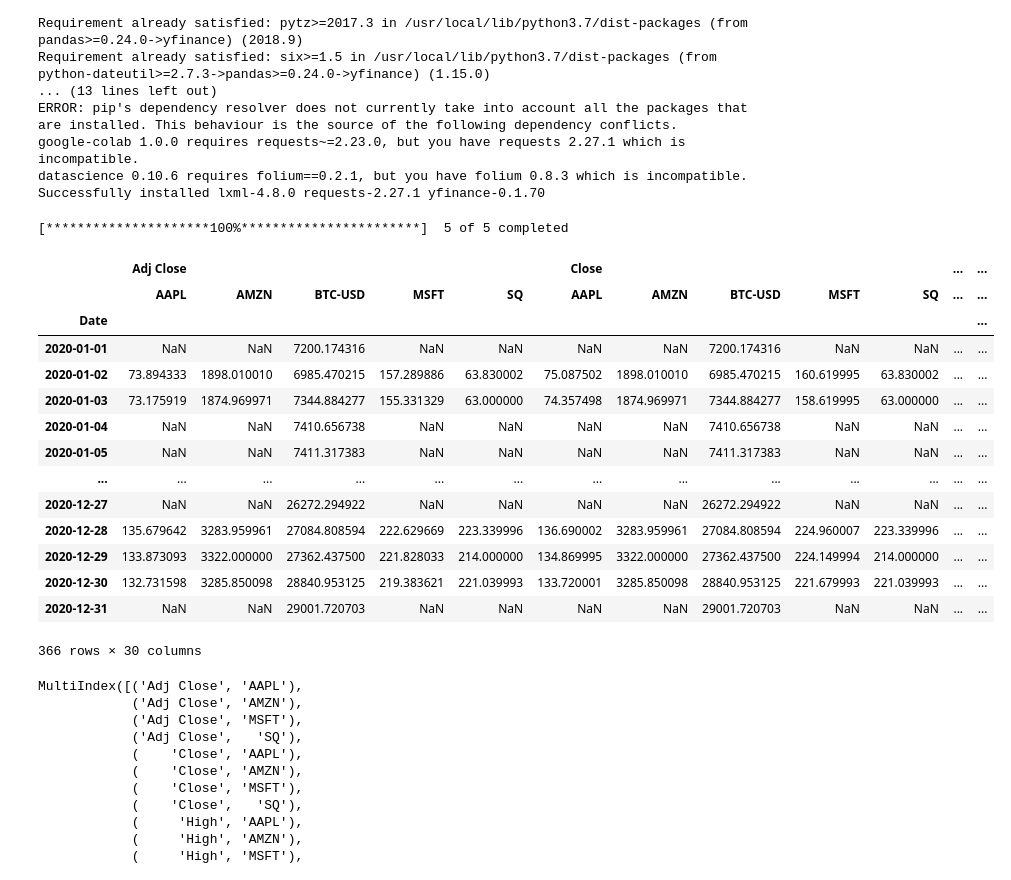
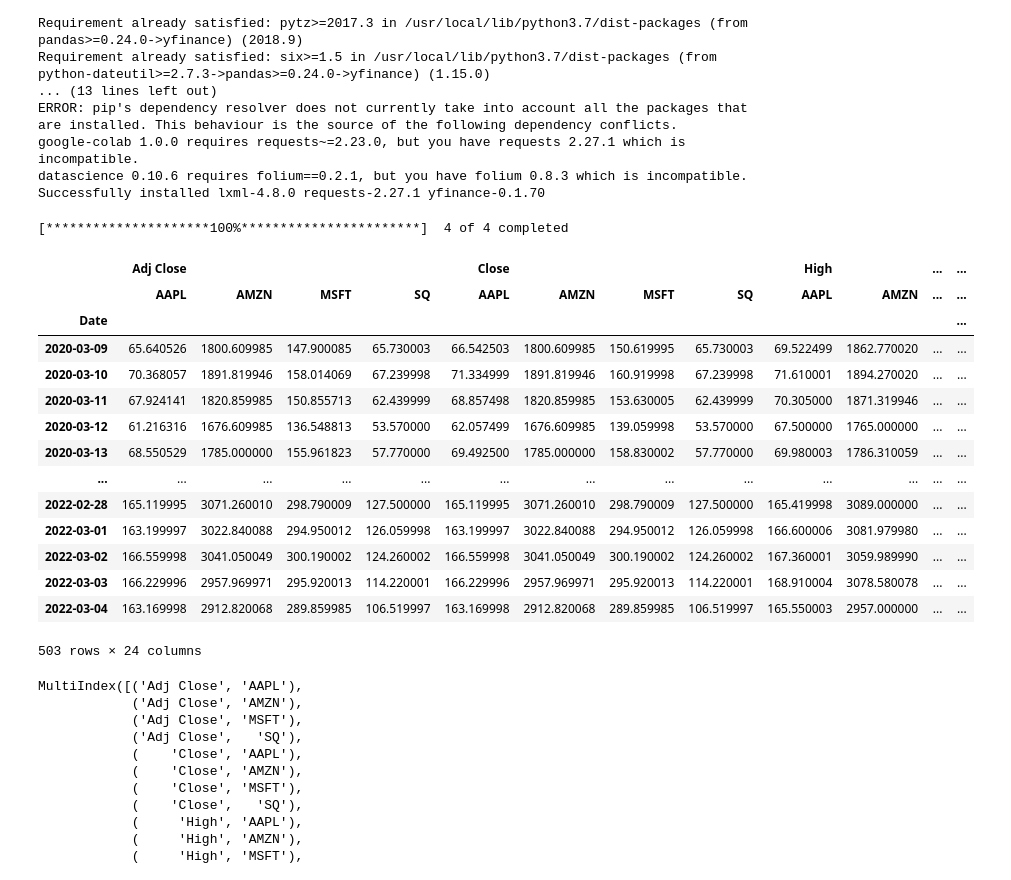
Before and after one commit to pikey-msc/Python, a Jupyter notebook: M3/C5_M3.ipynb, the cells around one changed output. Saved outputs shown, nothing was run; the diff lists cells and outputs as text; code cells hidden in the pictures.

```diff
--- a/M3/C5_M3.ipynb
+++ b/M3/C5_M3.ipynb
@@ -200,25 +206,25 @@ pd.set_option('expand_frame_repr', False)
 # %%
 tickers_list = ['AAPL','MSFT','SQ','AMZN']
 # %%
-data = yf.download(tickers_list, '2020-01-01', '2020-12-31')
+data = yf.download(tickers_list, '2020-03-07', '2022-03-07')
 data
 # %% [output]
-[*********************100%***********************]  5 of 5 completed
+[*********************100%***********************]  4 of 4 completed
-|  | Adj Close |  |  |  |  | Close |  |  |  |  | ... | ... |
-|  | AAPL | AMZN | BTC-USD | MSFT | SQ | AAPL | AMZN | BTC-USD | MSFT | SQ | ... | ... |
+|  | Adj Close |  |  |  | Close |  |  |  | High |  | ... | ... |
+|  | AAPL | AMZN | MSFT | SQ | AAPL | AMZN | MSFT | SQ | AAPL | AMZN | ... | ... |
 | Date |  |  |  |  |  |  |  |  |  |  |  | ... |
-| 2020-01-01 | NaN | NaN | 7200.174316 | NaN | NaN | NaN | NaN | 7200.174316 | NaN | NaN | ... | ... |
-| 2020-01-02 | 73.894333 | 1898.010010 | 6985.470215 | 157.289886 | 63.830002 | 75.087502 | 1898.010010 | 6985.470215 | 160.619995 | 63.830002 | ... | ... |
-| 2020-01-03 | 73.175919 | 1874.969971 | 7344.884277 | 155.331329 | 63.000000 | 74.357498 | 1874.969971 | 7344.884277 | 158.619995 | 63.000000 | ... | ... |
-| 2020-01-04 | NaN | NaN | 7410.656738 | NaN | NaN | NaN | NaN | 7410.656738 | NaN | NaN | ... | ... |
-| 2020-01-05 | NaN | NaN | 7411.317383 | NaN | NaN | NaN | NaN | 7411.317383 | NaN | NaN | ... | ... |
+| 2020-03-09 | 65.640526 | 1800.609985 | 147.900085 | 65.730003 | 66.542503 | 1800.609985 | 150.619995 | 65.730003 | 69.522499 | 1862.770020 | ... | ... |
+| 2020-03-10 | 70.368057 | 1891.819946 | 158.014069 | 67.239998 | 71.334999 | 1891.819946 | 160.919998 | 67.239998 | 71.610001 | 1894.270020 | ... | ... |
+| 2020-03-11 | 67.924141 | 1820.859985 | 150.855713 | 62.439999 | 68.857498 | 1820.859985 | 153.630005 | 62.439999 | 70.305000 | 1871.319946 | ... | ... |
+| 2020-03-12 | 61.216316 | 1676.609985 | 136.548813 | 53.570000 | 62.057499 | 1676.609985 | 139.059998 | 53.570000 | 67.500000 | 1765.000000 | ... | ... |
+| 2020-03-13 | 68.550529 | 1785.000000 | 155.961823 | 57.770000 | 69.492500 | 1785.000000 | 158.830002 | 57.770000 | 69.980003 | 1786.310059 | ... | ... |
 | ... | ... | ... | ... | ... | ... | ... | ... | ... | ... | ... | ... | ... |
-| 2020-12-27 | NaN | NaN | 26272.294922 | NaN | NaN | NaN | NaN | 26272.294922 | NaN | NaN | ... | ... |
-| 2020-12-28 | 135.679642 | 3283.959961 | 27084.808594 | 222.629669 | 223.339996 | 136.690002 | 3283.959961 | 27084.808594 | 224.960007 | 223.339996 | ... | ... |
-| 2020-12-29 | 133.873093 | 3322.000000 | 27362.437500 | 221.828033 | 214.000000 | 134.869995 | 3322.000000 | 27362.437500 | 224.149994 | 214.000000 | ... | ... |
-| 2020-12-30 | 132.731598 | 3285.850098 | 28840.953125 | 219.383621 | 221.039993 | 133.720001 | 3285.850098 | 28840.953125 | 221.679993 | 221.039993 | ... | ... |
-| 2020-12-31 | NaN | NaN | 29001.720703 | NaN | NaN | NaN | NaN | 29001.720703 | NaN | NaN | ... | ... |
+| 2022-02-28 | 165.119995 | 3071.260010 | 298.790009 | 127.500000 | 165.119995 | 3071.260010 | 298.790009 | 127.500000 | 165.419998 | 3089.000000 | ... | ... |
+| 2022-03-01 | 163.199997 | 3022.840088 | 294.950012 | 126.059998 | 163.199997 | 3022.840088 | 294.950012 | 126.059998 | 166.600006 | 3081.979980 | ... | ... |
+| 2022-03-02 | 166.559998 | 3041.050049 | 300.190002 | 124.260002 | 166.559998 | 3041.050049 | 300.190002 | 124.260002 | 167.360001 | 3059.989990 | ... | ... |
+| 2022-03-03 | 166.229996 | 2957.969971 | 295.920013 | 114.220001 | 166.229996 | 2957.969971 | 295.920013 | 114.220001 | 168.910004 | 3078.580078 | ... | ... |
+| 2022-03-04 | 163.169998 | 2912.820068 | 289.859985 | 106.519997 | 163.169998 | 2912.820068 | 289.859985 | 106.519997 | 165.550003 | 2957.000000 | ... | ... |
-366 rows × 30 columns
+503 rows × 24 columns
 # %%
 data.columns
 # %% [output]
```
Also changed, not shown: parts of 35 cells of this notebook.
